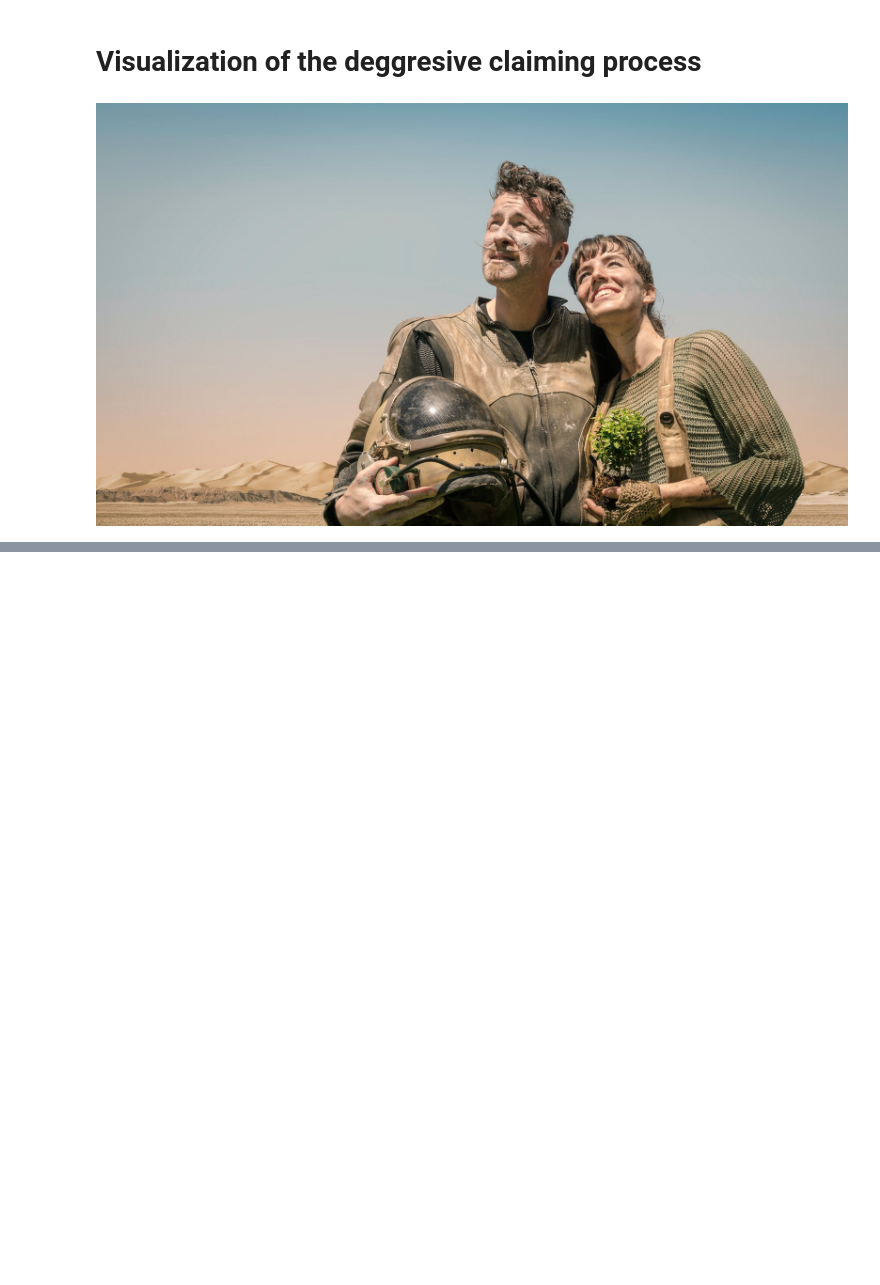
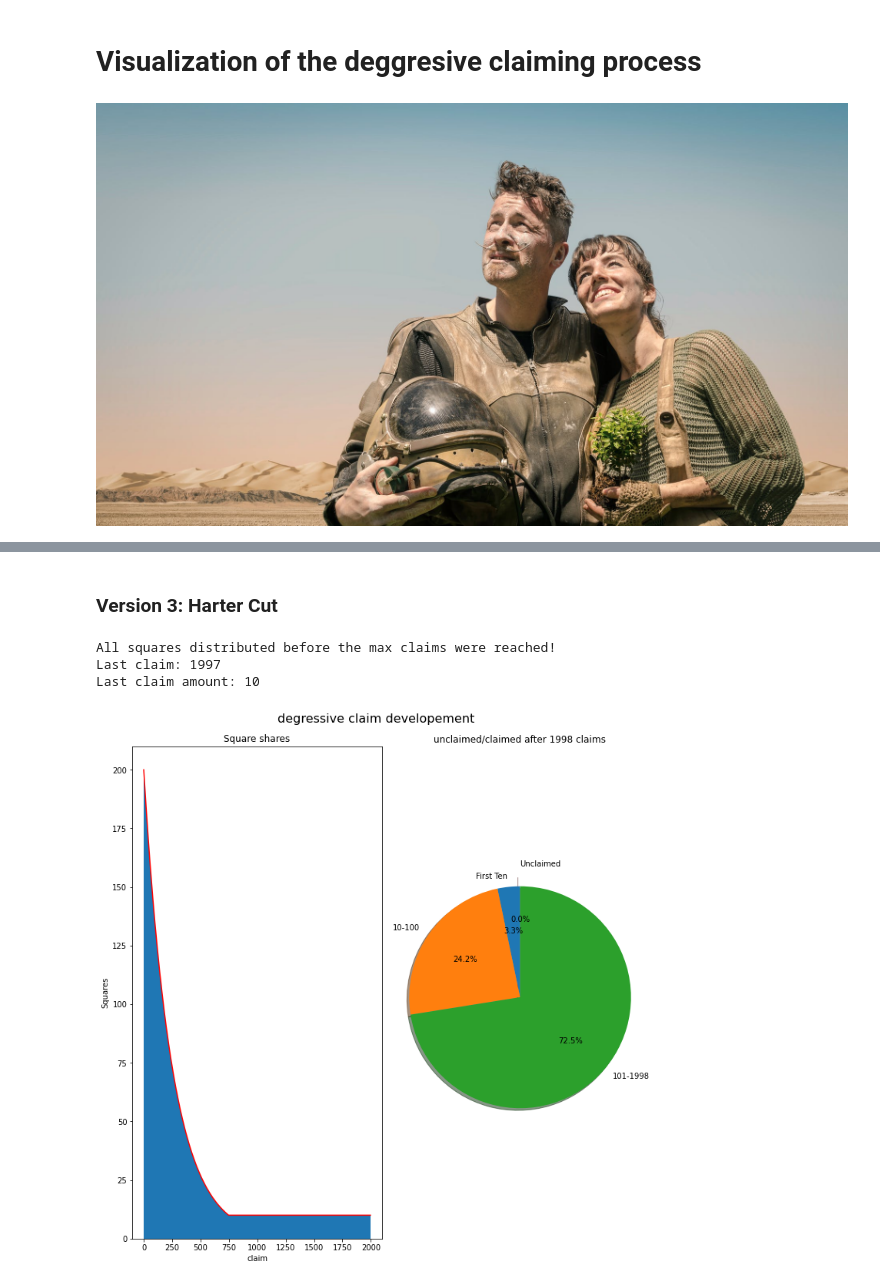
Before and after one commit to CryptoMars/crypto-mars, a Jupyter notebook: tools/mars_claiming_deg.ipynb, the cells around one changed output, grey strips where cells are left out. Drawn from its saved outputs; the diff is of its cells as text; code cells hidden in the pictures; blank space fills up the shorter version.

```diff
--- a/tools/mars_claiming_deg.ipynb
+++ b/tools/mars_claiming_deg.ipynb
@@ -57,0 +29,9 @@ plot_developement(squareN= 60000, first_claim = 500, deg= 0.9915, nClaims= 2000,
+# %% [markdown]
+### Version 3: Harter Cut
+# %%
+plot_developement(N, first_claim = 200, deg= 0.996, nClaims= 2000, minimum_claim = 10)
+# %% [output]
+All squares distributed before the max claims were reached!
+Last claim: 1997
+Last claim amount: 10
+[figure, added]
```
Also changed, not shown: parts of 11 cells of this notebook, 1 other file.
